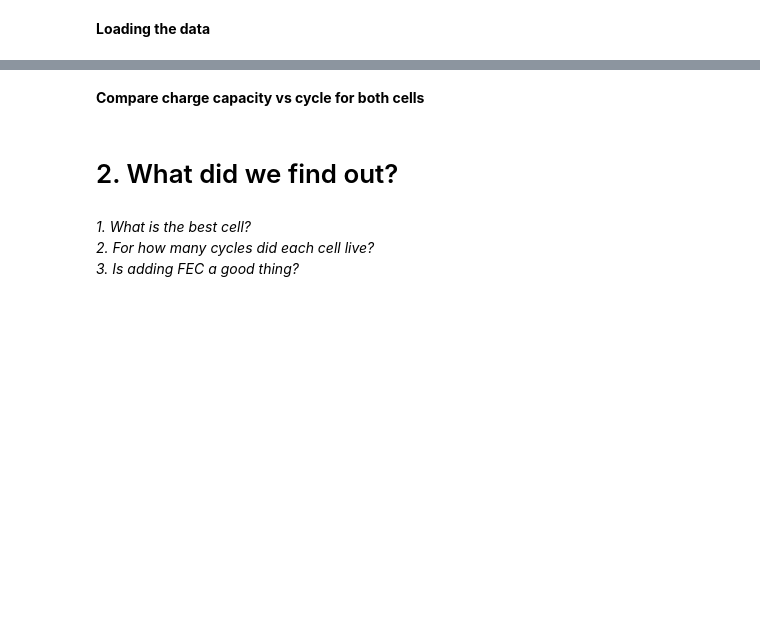
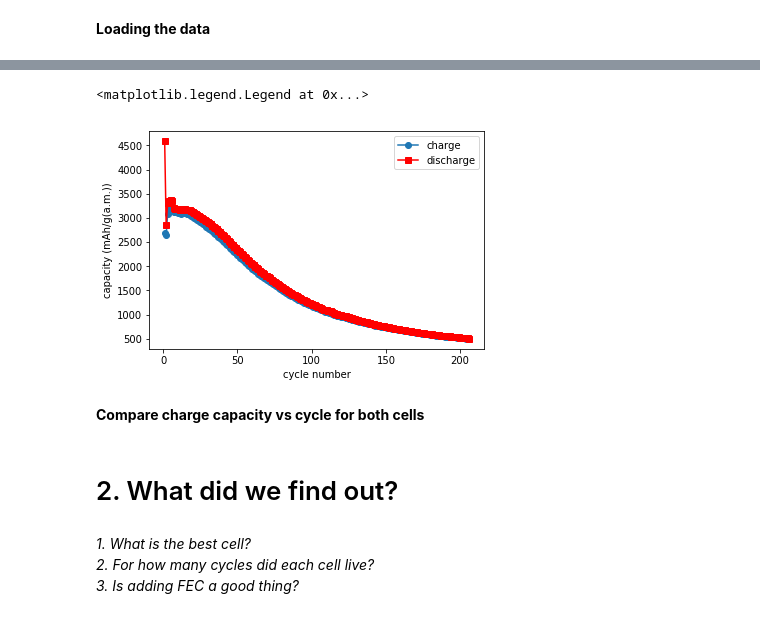
Before and after one commit to jepegit/hub_data, a Jupyter notebook: Case 4.ipynb, the cells around one changed output, grey strips where cells are left out. Drawn from its saved outputs; the diff is of its cells as text; code cells hidden in the pictures; blank space fills up the shorter version.

```diff
--- a/Case 4.ipynb
+++ b/Case 4.ipynb
@@ -125,0 +211,3 @@ all_summaries_cell_01 = cell_01.summaries
+# %%
+# get summary data for cell_01
+all_summaries_cell_01 = cell_01.dataset.dfsummary.reset_index()
@@ -126,4 +225,4 @@ all_summaries_cell_01 = cell_01.summaries
 # %%
-charge_cap_01 = all_summaries_cell_01[""]
-discharge_cap_01 = all_summaries_cell_01[""]
-cycle_number_01 = all_summaries_cell_01[""]
+charge_cap_01 = all_summaries_cell_01["Charge_Capacity(mAh/g)"]
+discharge_cap_01 = all_summaries_cell_01["Discharge_Capacity(mAh/g)"]
+cycle_number_01 = all_summaries_cell_01["Cycle_Index"]
@@ -137,11 +230,14 @@ ax2.plot(dqdv_15_cell_01)
 # plotting capacity vs cycle number
 # %%
 fig, ax = plt.subplots()
-ax.plot(cycle_number_01, charge_cap_01, label="charge")
-ax.plot(cycle_number_01, discharge_cap_01, label="discharge")
+ax.plot(cycle_number_01, charge_cap_01, 'o-', label="charge")
+ax.plot(cycle_number_01, discharge_cap_01, 's-r', label="discharge")
 ax.set_xlabel("cycle number")
 ax.set_ylabel("capacity (mAh/g(a.m.))")
 ax.legend()
+# %% [output]
+<matplotlib.legend.Legend at 0x...>
+[figure, added]
 # %% [markdown]
 **Compare charge capacity vs cycle for both cells**
 # %%
```
Also changed, not shown: parts of 38 cells of this notebook.
